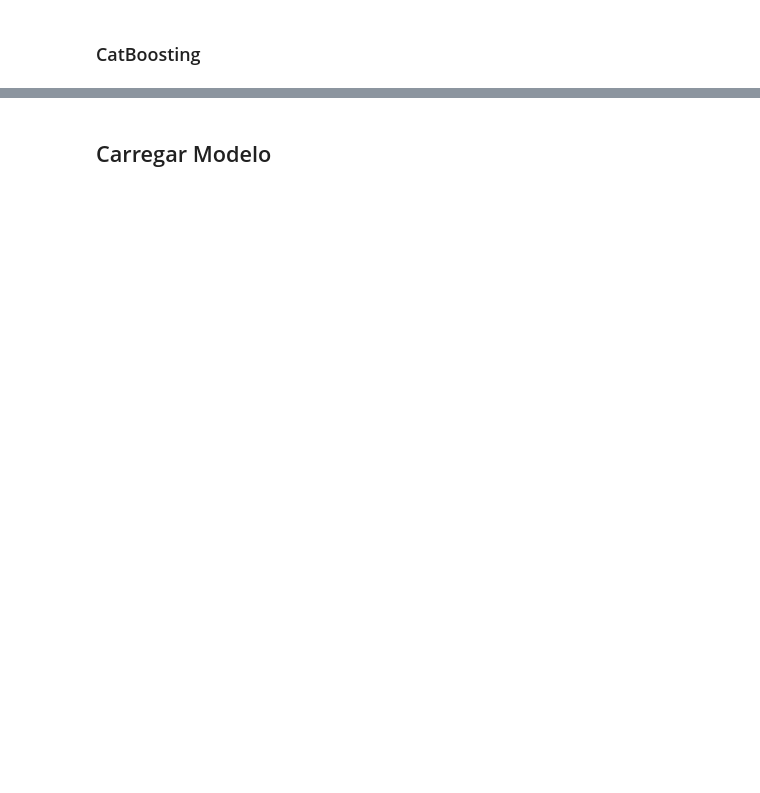
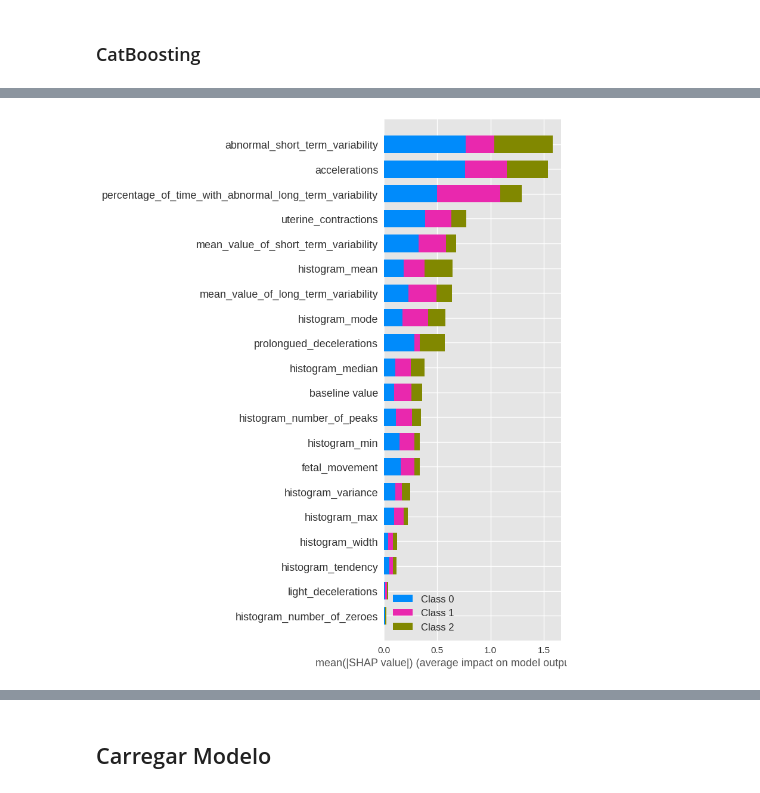
Before and after one commit to gabriel-cm-saldanha/Fetal-Health-Classification, a Jupyter notebook: Fetal_Health_Classification_Pycaret.ipynb, the cells around one changed output, grey strips where cells are left out. Drawn from its saved outputs; the diff is of its cells as text; code cells hidden in the pictures; blank space fills up the shorter version.

```diff
--- a/Fetal_Health_Classification_Pycaret.ipynb
+++ b/Fetal_Health_Classification_Pycaret.ipynb
@@ -420,0 +392,4 @@ KeyboardInterrupt:
+# %%
+interpret_model(tuned_catboost, plot='summary')
+# %% [output]
+[figure, added]
```
Also changed, not shown: parts of 49 cells of this notebook.
